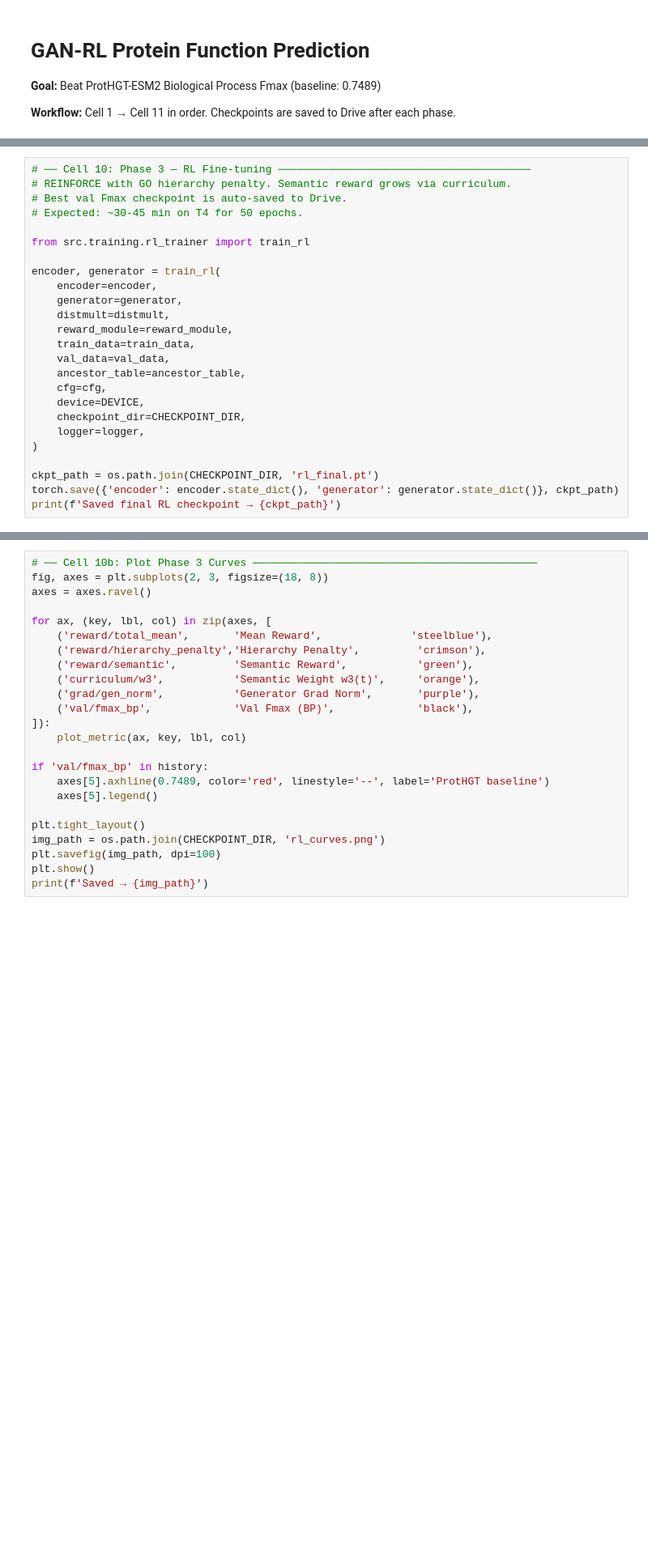
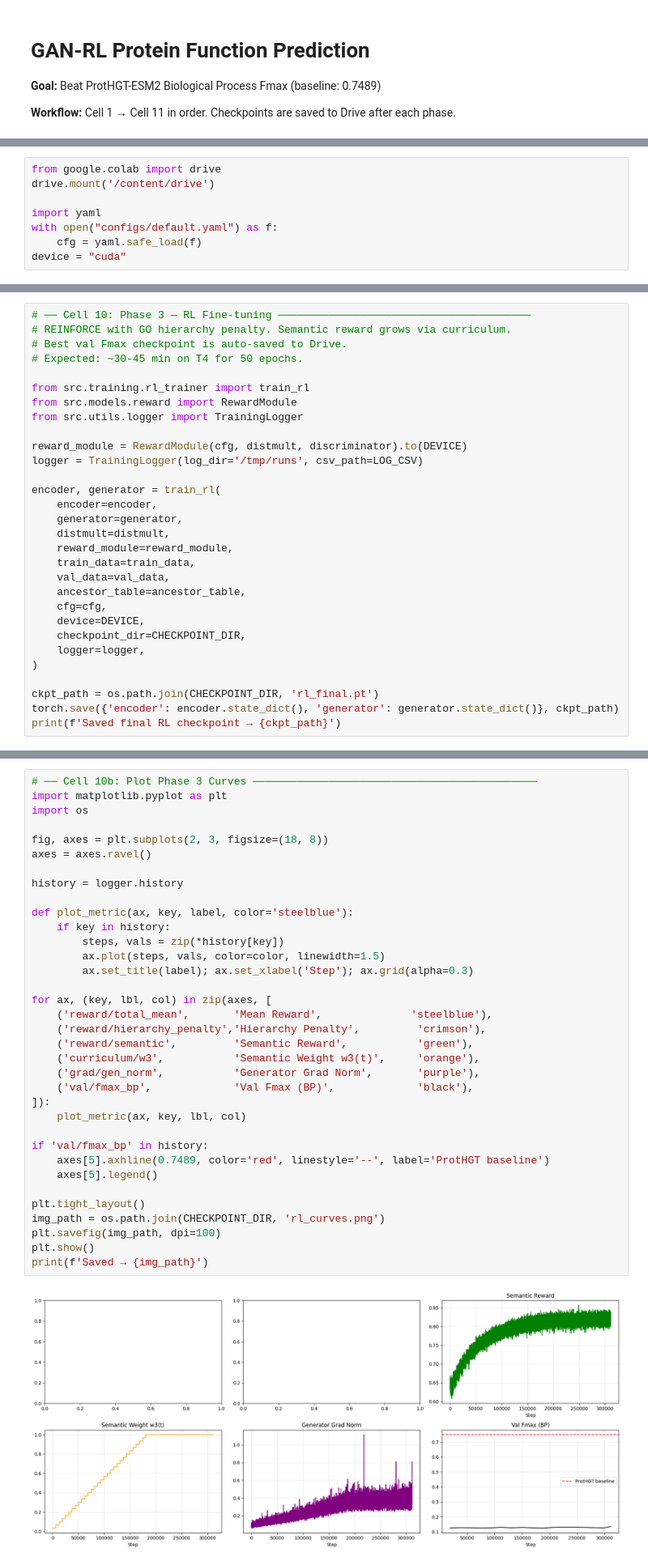
Before and after one commit to Drjay806/Prot_B_poster, a Jupyter notebook: notebooks/train_colab.ipynb, the cells around one changed output, grey strips where cells are left out. Shown at 81% size. Saved outputs shown, nothing was run; the diff lists cells and outputs as text; blank space fills up the shorter version.

```diff
--- a/notebooks/train_colab.ipynb
+++ b/notebooks/train_colab.ipynb
@@ -307,0 +437,8 @@ print(f'Saved → {img_path}')
+# %%
+from google.colab import drive
+drive.mount('/content/drive')
+
+import yaml
+with open("configs/default.yaml") as f:
+    cfg = yaml.safe_load(f)
+device = "cuda"
@@ -312,6 +622,11 @@ print(f'Saved → {img_path}')
 # Expected: ~30-45 min on T4 for 50 epochs.
 
 from src.training.rl_trainer import train_rl
+from src.models.reward import RewardModule
+from src.utils.logger import TrainingLogger
+
+reward_module = RewardModule(cfg, distmult, discriminator).to(DEVICE)
+logger = TrainingLogger(log_dir='/tmp/runs', csv_path=LOG_CSV)
 
 encoder, generator = train_rl(
     encoder=encoder,
@@ -333,24 +666,37 @@ print(f'Saved final RL checkpoint → {ckpt_path}')
 # %%
 # ── Cell 10b: Plot Phase 3 Curves ─────────────────────────────────────────────
+import matplotlib.pyplot as plt
+import os
+
 fig, axes = plt.subplots(2, 3, figsize=(18, 8))
 axes = axes.ravel()
+
+history = logger.history
+
+def plot_metric(ax, key, label, color='steelblue'):
+    if key in history:
+        steps, vals = zip(*history[key])
+        ax.plot(steps, vals, color=color, linewidth=1.5)
+        ax.set_title(label); ax.set_xlabel('Step'); ax.grid(alpha=0.3)
 
 for ax, (key, lbl, col) in zip(axes, [
     ('reward/total_mean',       'Mean Reward',              'steelblue'),
     ('reward/hierarchy_penalty','Hierarchy Penalty',         'crimson'),
     ('reward/semantic',         'Semantic Reward',           'green'),
     ('curriculum/w3',           'Semantic Weight w3(t)',     'orange'),
     ('grad/gen_norm',           'Generator Grad Norm',       'purple'),
     ('val/fmax_bp',             'Val Fmax (BP)',             'black'),
 ]):
     plot_metric(ax, key, lbl, col)
 
 if 'val/fmax_bp' in history:
     axes[5].axhline(0.7489, color='red', linestyle='--', label='ProtHGT baseline')
     axes[5].legend()
 
 plt.tight_layout()
 img_path = os.path.join(CHECKPOINT_DIR, 'rl_curves.png')
 plt.savefig(img_path, dpi=100)
 plt.show()
 print(f'Saved → {img_path}')
+# %% [output]
+[figure, added]
```
Also changed, not shown: parts of 31 cells of this notebook.
